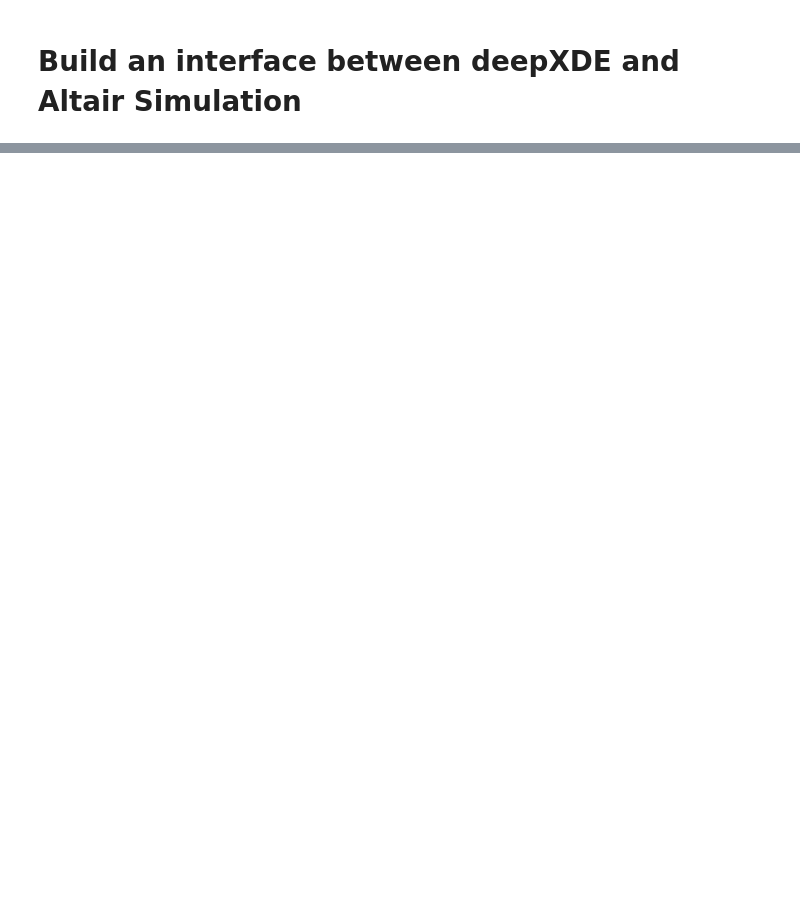
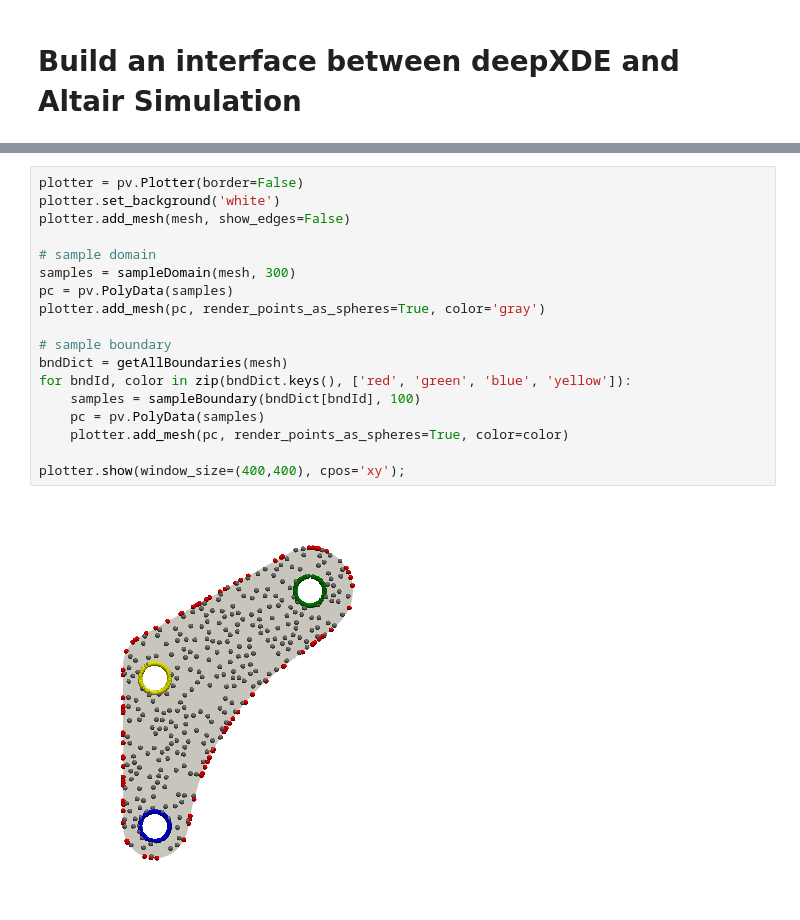
Before and after one commit to ewhalen12/pinnDSE, a Jupyter notebook: geometryLoader.ipynb, the cells around one changed output, grey strips where cells are left out. Cells and saved outputs as stored; diff of their text form; blank space fills up the shorter version.

Commit message:
point sampling

```diff
--- a/geometryLoader.ipynb
+++ b/geometryLoader.ipynb
@@ -60,3 +96,23 @@ plotScalarFields(mesh, resDf)
 INFO: op2_scalar.py:1556 op2_filename = 'data/controlArm/v1.0/controlArm01_nom.op2'
 INFO: op2_scalar.py:1556 op2_filename = 'data/controlArm/v1.0/controlArm01_nom.op2'
 [figure]
+# %%
+plotter = pv.Plotter(border=False)
+plotter.set_background('white')
+plotter.add_mesh(mesh, show_edges=False)
+
+# sample domain
+samples = sampleDomain(mesh, 300)
+pc = pv.PolyData(samples)
+plotter.add_mesh(pc, render_points_as_spheres=True, color='gray')
+
+# sample boundary
+bndDict = getAllBoundaries(mesh)
+for bndId, color in zip(bndDict.keys(), ['red', 'green', 'blue', 'yellow']):
+    samples = sampleBoundary(bndDict[bndId], 100)
+    pc = pv.PolyData(samples)
+    plotter.add_mesh(pc, render_points_as_spheres=True, color=color)
+
+plotter.show(window_size=(400,400), cpos='xy');
+# %% [output]
+[figure, added]
```
Also changed, not shown: parts of 2 cells of this notebook.
